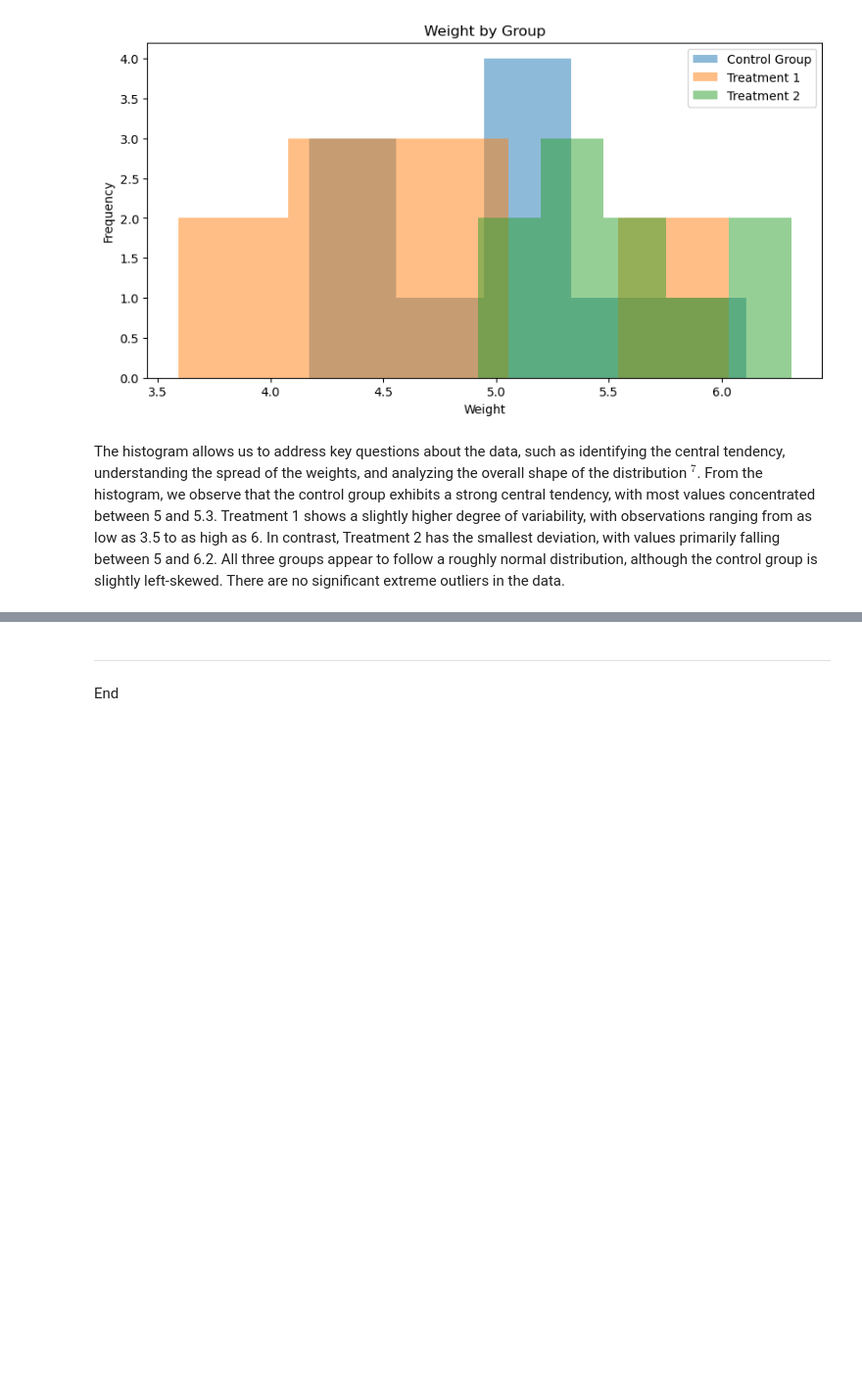
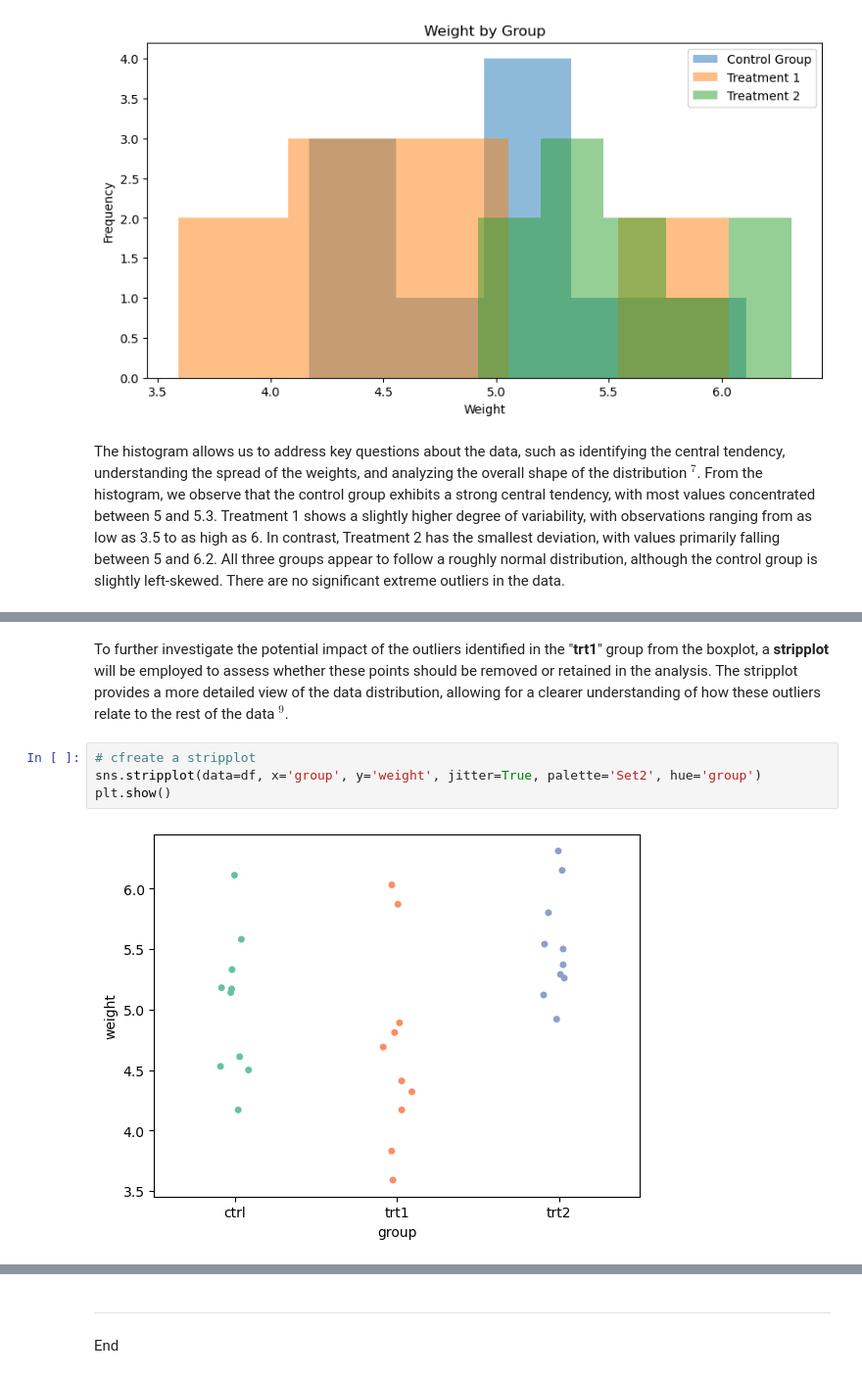
Before and after one commit to C-3sc0/applied_statistics, a Jupyter notebook: project.ipynb, the cells around one changed output, grey strips where cells are left out. Shown at 98% size. Drawn from its saved outputs; the diff is of its cells as text; blank space fills up the shorter version.

Commit message:
EDA analysis end and t-test assumption check

```diff
--- a/project.ipynb
+++ b/project.ipynb
@@ -261,0 +284,8 @@ The histogram allows us to address key questions about the data, such as identif
+# %% [markdown]
+To further investigate the potential impact of the outliers identified in the "**trt1**" group from the boxplot, a **stripplot** will be employed to assess whether these points should be removed or retained in the analysis. The stripplot provides a more detailed view of the data distribution, allowing for a clearer understanding of how these outliers relate to the rest of the data $^9$.
+# %%
+# cfreate a stripplot
+sns.stripplot(data=df, x='group', y='weight', jitter=True, palette='Set2', hue='group')
+plt.show()
+# %% [output]
+[figure, added]
```
Also changed, not shown: parts of 34 cells of this notebook.
